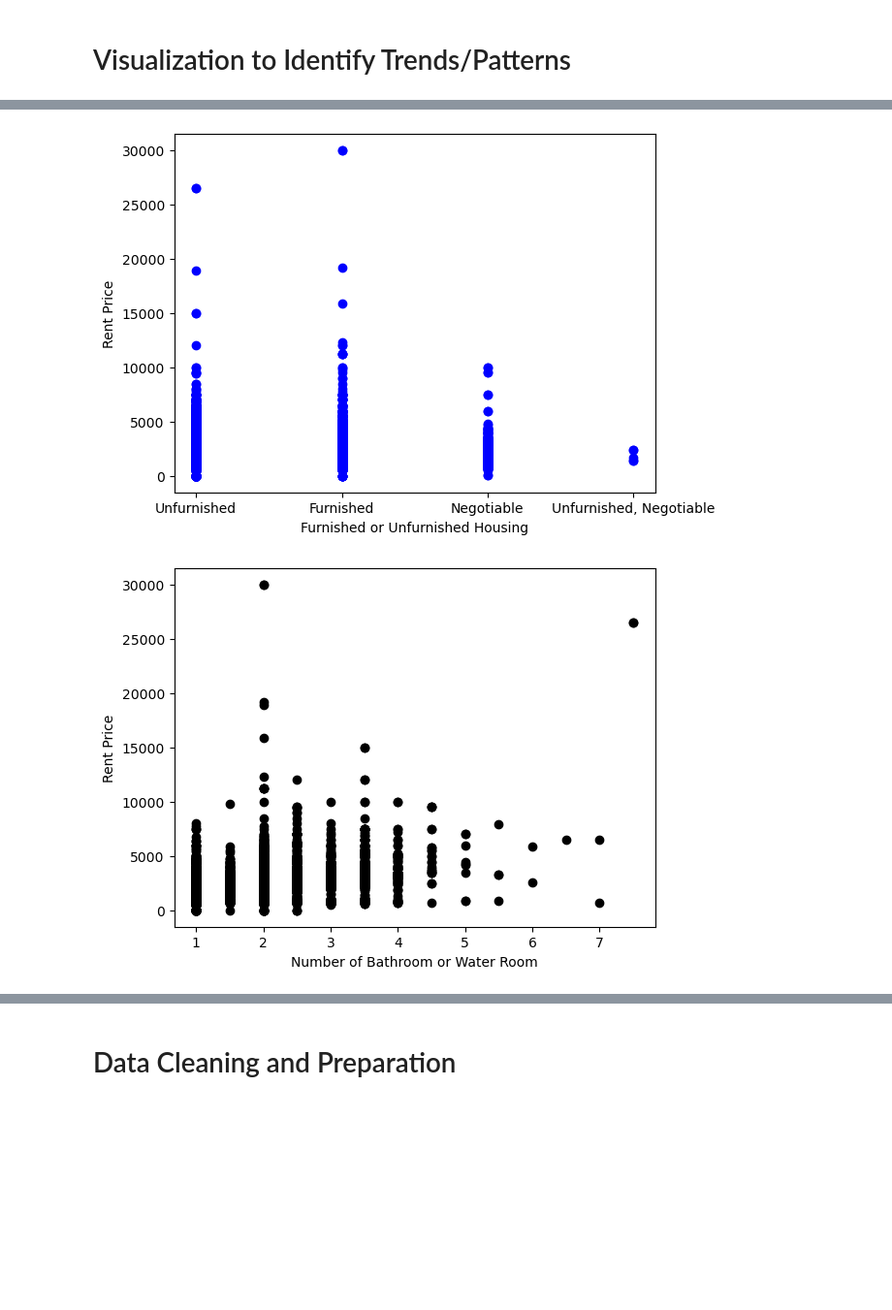
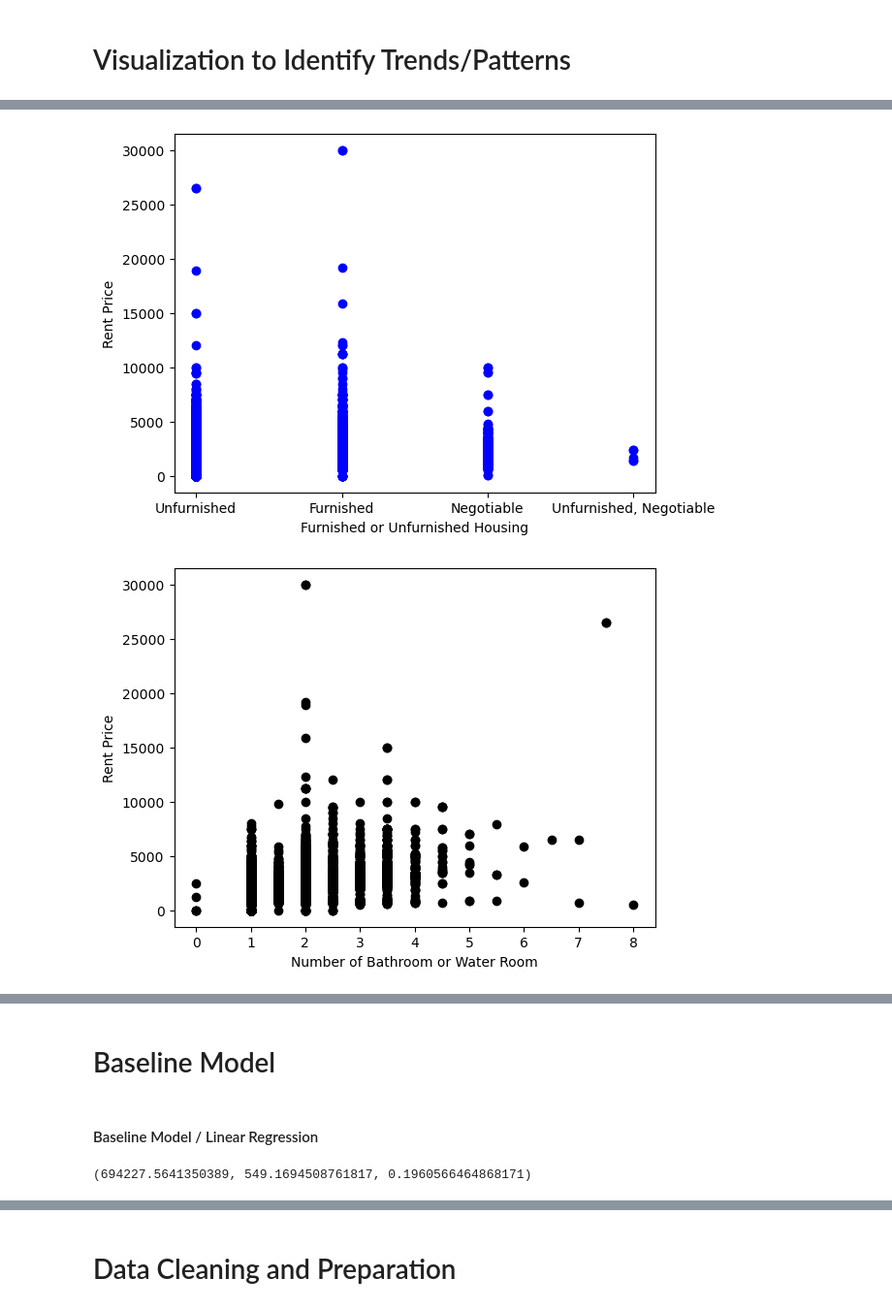
Before and after one commit to jesusbailbond/Regression-Project, a Jupyter notebook: Untitled.ipynb, the cells around one changed output, grey strips where cells are left out. Shown: that part at 97% size. Cells and saved outputs as stored; diff of their text form; code cells hidden in the pictures; blank space fills up the shorter version.

```diff
--- a/Untitled.ipynb
+++ b/Untitled.ipynb
@@ -97,4 +97,14 @@ plt.scatter(df['beds_numeric'], df['price'], color='green')
 plt.xlabel("Number of Bedrooms / Beds per Housing")
 plt.ylabel("Rent Price")
 plt.show()
+
+# I'm doing a correlation inbetween the columns to know which one will impact my data more than the rest
+# For this I have to change some columns into the right dtypes otherwise my plot wouldn't work
+categorical_columns = df.select_dtypes(include=['object']).columns
+df_encoded = pd.get_dummies(df, drop_first=True)
+corr_matrix = df_encoded.corr()
+plt.figure(figsize=(10, 8))
+sns.heatmap(corr_matrix, annot=True, fmt='.2f', cmap='coolwarm', linewidths=0.5)
+plt.title('Correlation Heatmap')
+plt.show()
 # %% [output]
@@ -102,3 +112,3 @@ plt.show()
 [figure]
-[figure, old version]
+[figure, new version]
 [figure]
@@ -104,0 +116,26 @@ plt.show()
+# %% [markdown]
+# Baseline Model
+# %% [markdown]
+#### Baseline Model / Linear Regression
+# %%
+y = df['price']
+X = df[["type", "furnishing"]]
+X = pd.get_dummies(X, drop_first=True)
+X= X.dropna(axis=1)
+
+from sklearn.linear_model import LinearRegression
+
+X_train, X_test, y_train, y_test = train_test_split(X, y, test_size=0.15, random_state=42)
+baseline_model = LinearRegression()
+baseline_model.fit(X_train, y_train)
+
+y_pred = baseline_model.predict(X_test)
+mse = mean_squared_error(y_test, y_pred)
+r2 = r2_score(y_test, y_pred)
+mae = mean_absolute_error(y_test, y_pred)
+
+mse,mae,r2
+
+#The point is to make a simple model to show poor performance to work on it with more complex model and Improve are error scores
+# %% [output]
+(694227.5641350389, 549.1694508761817, 0.1960566464868171)
```
Also changed, not shown: parts of 9 cells of this notebook.
